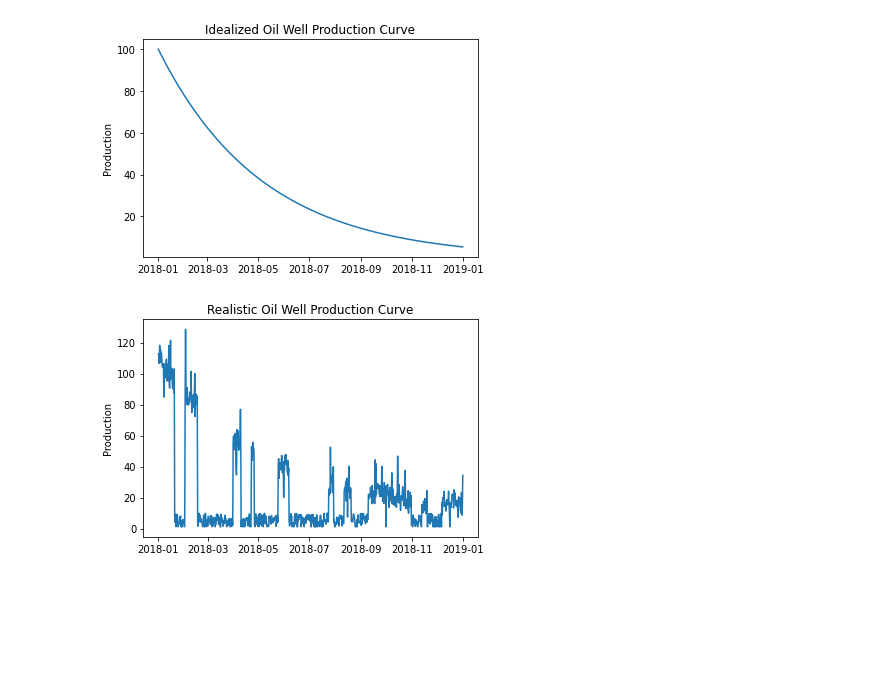
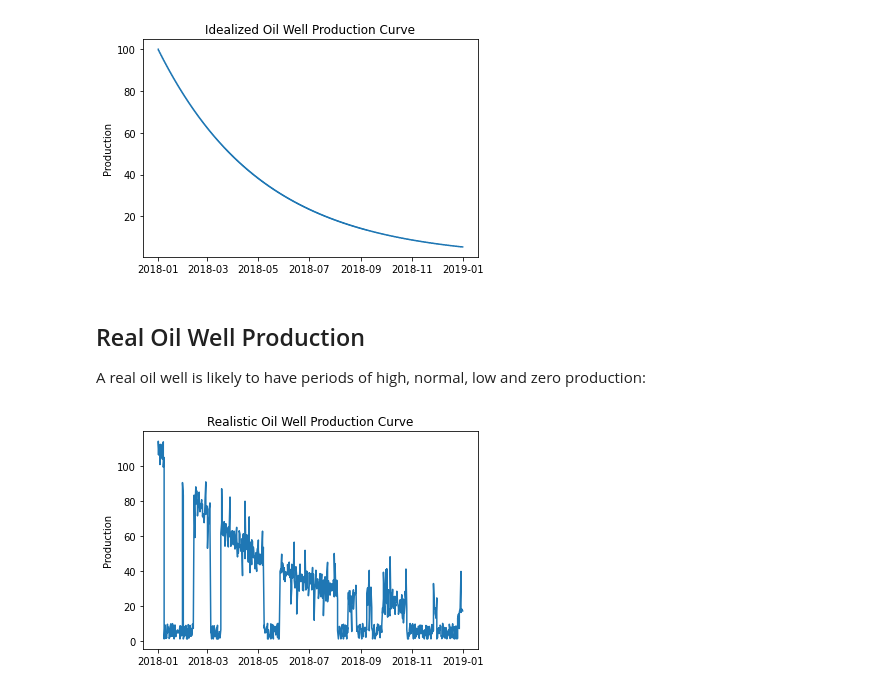
Before and after one commit to ljbelenky/decline, a Jupyter notebook: Production Modeling.ipynb, the cells around one changed output. Cells and saved outputs as stored; diff of their text form; code cells hidden in the pictures; blank space fills up the shorter version.

Commit message:
working on production model

```diff
--- a/Production Modeling.ipynb
+++ b/Production Modeling.ipynb
@@ -5,6 +23,7 @@ import matplotlib.pyplot as plt
 from sklearn.decomposition import PCA
 from sklearn.cluster import KMeans
 from sklearn.linear_model import LinearRegression as LR
+np.random.seed(42)
 
 class Decline_Generator():
     '''This class creates synthetic gas production data with dropouts, low point, high points and noise.
@@ -37,8 +56,8 @@ class Decline_Generator():
         production += np.random.random(size = n)*noise
         production[production <=1] = 1.1
 
-#         data.loc[data['production']<=1, 'production'] = 1.1
         data = pd.DataFrame({'date':dates,'production':production})
+        data['date'] = pd.to_datetime(data['date'].dt.date)
 
 
         self.data = data
@@ -50,11 +73,15 @@ plt.ylabel('Production')
 plt.title('Idealized Oil Well Production Curve');
 # %% [output]
 [figure]
+# %% [markdown]
+## Real Oil Well Production
+
+A real oil well is likely to have periods of high, normal, low and zero production:
 # %%
-data = Decline_Generator(drops = (20,25), noise = 10, highpoints = (45,20), lowpoints = (25,20)).data
+data = Decline_Generator(drops = (15,25), noise = 10, highpoints = (35,20), lowpoints = (25,20)).data
 
 plt.plot(data['date'],data['production'])
 plt.ylabel('Production')
 plt.title('Realistic Oil Well Production Curve');
 # %% [output]
-[figure, old version]
+[figure, new version]
```
Also changed, not shown: parts of 19 cells of this notebook.
